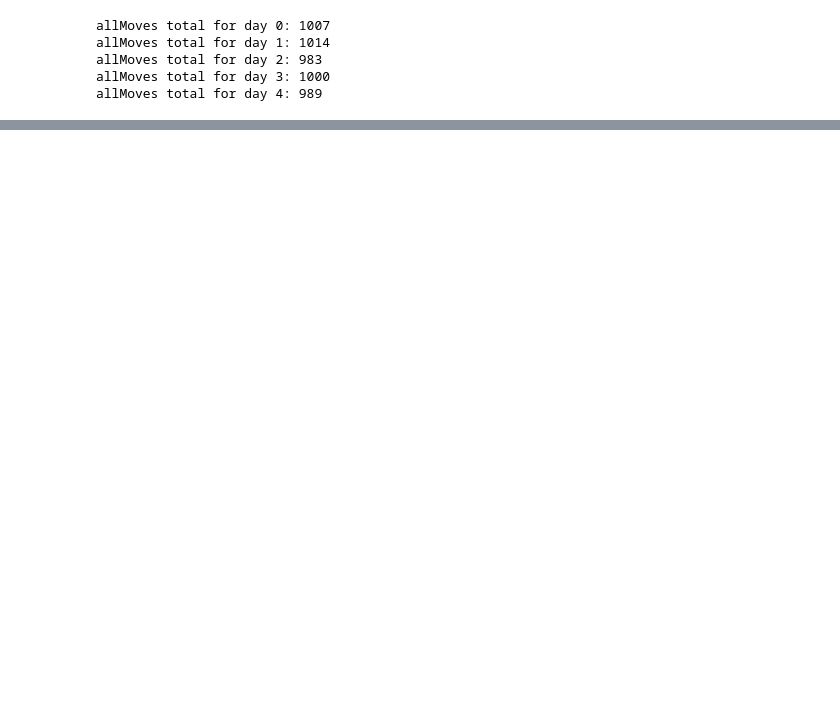
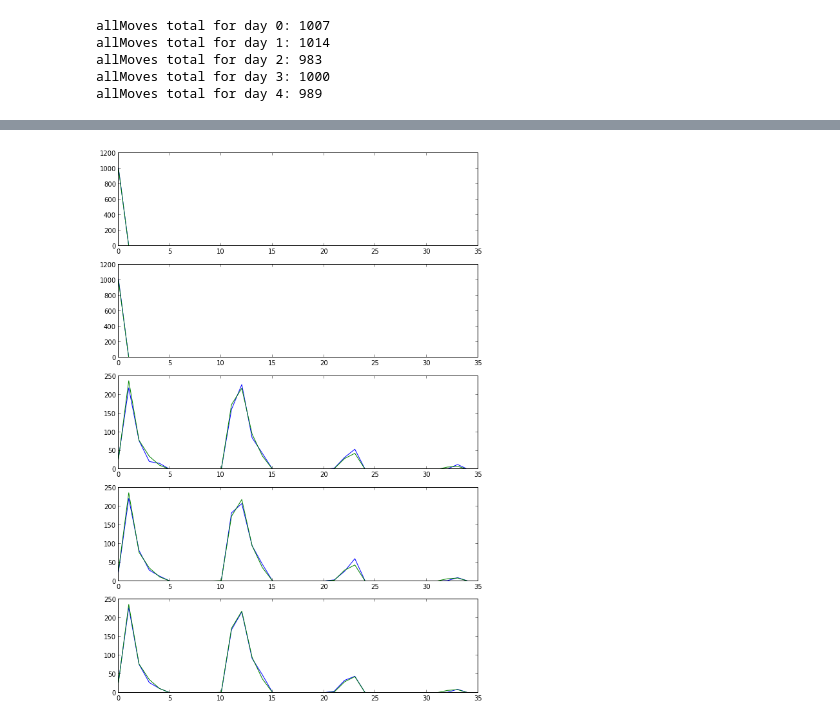
Before and after one commit to owainevans/birds, a Jupyter notebook: getMoves.ipynb, the cells around one changed output, grey strips where cells are left out. Saved outputs shown, nothing was run; the diff lists cells and outputs as text; code cells hidden in the pictures; blank space fills up the shorter version.

```diff
--- a/getMoves.ipynb
+++ b/getMoves.ipynb
@@ -29 +45,9 @@ day0 = allMoves[0]
+# %%
+fig,ax = plt.subplots(5,1,figsize=(10,3*no_days_run) )
+for i in range(no_days_run):
+    ax[i].plot(allMoves[i])
+    ax[i].plot(allMovesGround[i])
+    ax[i].set_xlim(0,35)
+# %% [output]
+[figure, added]
 # %%
```
Also changed, not shown: parts of 15 cells of this notebook, 3 other files.
